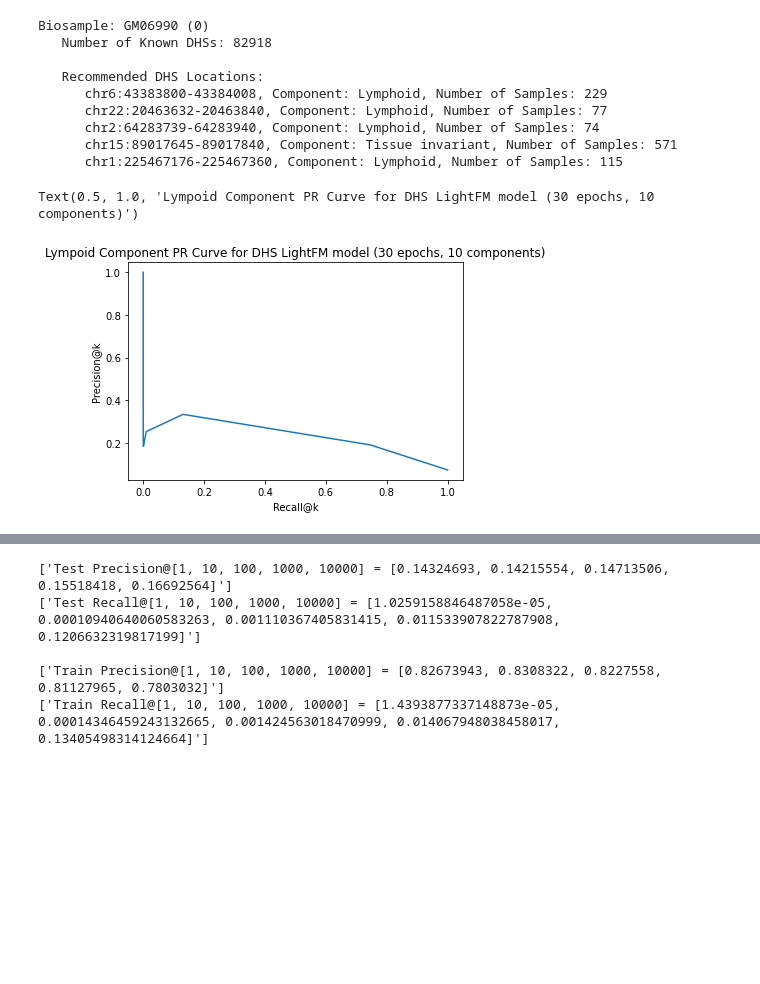
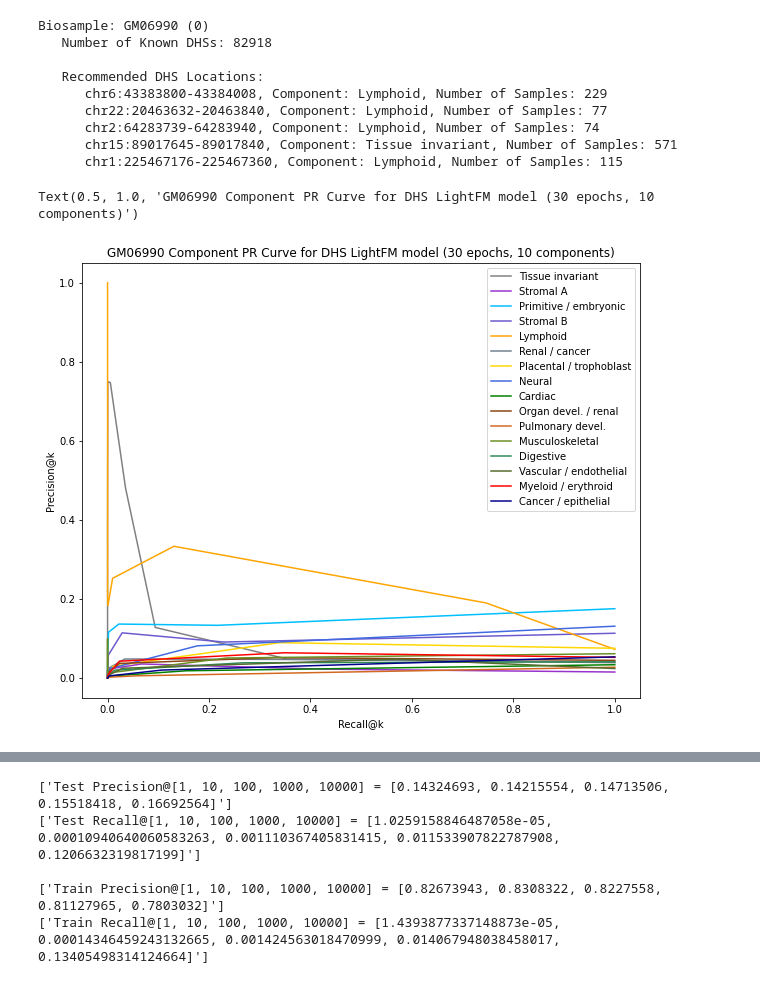
Before and after one commit to meuleman/gilbertAPI, a Jupyter notebook: recommendersystems/lightfm/DHS/LightFM_DHS_CT20210922.ipynb, the cells around one changed output, grey strips where cells are left out. Saved outputs shown, nothing was run; the diff lists cells and outputs as text; code cells hidden in the pictures; blank space fills up the shorter version.

Commit message:
new precision-recall function and component pr curves for top biosamples

```diff
--- a/recommendersystems/lightfm/DHS/LightFM_DHS_CT20210922.ipynb
+++ b/recommendersystems/lightfm/DHS/LightFM_DHS_CT20210922.ipynb
@@ -39,19 +53,30 @@ Biosample: GM06990 (0)
       chr2:64283739-64283940, Component: Lymphoid, Number of Samples: 74
       chr15:89017645-89017840, Component: Tissue invariant, Number of Samples: 571
       chr1:225467176-225467360, Component: Lymphoid, Number of Samples: 115
+# %%
+comps = ['Tissue invariant','Stromal A', 'Primitive / embryonic', 'Stromal B', 'Lymphoid', 'Renal / cancer', 'Placental / trophoblast', 'Neural', 'Cardiac', 'Organ devel. / renal', 'Pulmonary devel.', 'Musculoskeletal', 'Digestive', 'Vascular / endothelial', 'Myeloid / erythroid', 'Cancer / epithelial']
+color = ['grey', 'darkorchid', 'deepskyblue', 'slateblue', 'orange', 'slategrey', 'gold', 'royalblue', 'green', 'saddlebrown', 'chocolate', 'olivedrab', 'seagreen', 'darkolivegreen', 'red', 'darkblue']
 # %%
-comp_precision = []
-comp_recall = []
-for k in [1, 10, 100, 1000, 10000, 100000, 1000000, len(rec_info[0][0])]:
-    p, r = component_precision(rec_info[0], 'Lymphoid', k)
-    comp_precision.append(p)
-    comp_recall.append(r)
+all_comps_precision = []
+all_comps_recall = []
+for comp in comps:
+    comp_precision = []
+    comp_recall = []
+    for k in [1, 10, 100, 1000, 10000, 100000, 1000000, len(rec_info[0][0])]:
+        p, r = component_precision(rec_info[0], comp, k)
+        comp_precision.append(p)
+        comp_recall.append(r)
+    all_comps_precision.append(comp_precision)
+    all_comps_recall.append(comp_recall)
 # %%
 #Lymphoid component pr curve
-plt.plot(comp_recall, comp_precision)
+plt.figure(figsize=(10,8))
+for i in range(len(comps)):
+    plt.plot(all_comps_recall[i], all_comps_precision[i], color=color[i])
 plt.xlabel('Recall@k')
 plt.ylabel('Precision@k')
-plt.title('Lympoid Component PR Curve for DHS LightFM model (30 epochs, 10 components)')
+plt.legend(comps)
+plt.title('GM06990 Component PR Curve for DHS LightFM model (30 epochs, 10 components)')
 # %% [output]
-Text(0.5, 1.0, 'Lympoid Component PR Curve for DHS LightFM model (30 epochs, 10 components)')
+Text(0.5, 1.0, 'GM06990 Component PR Curve for DHS LightFM model (30 epochs, 10 components)')
-[figure, old version]
+[figure, new version]
```
Also changed, not shown: parts of 44 cells of this notebook.
